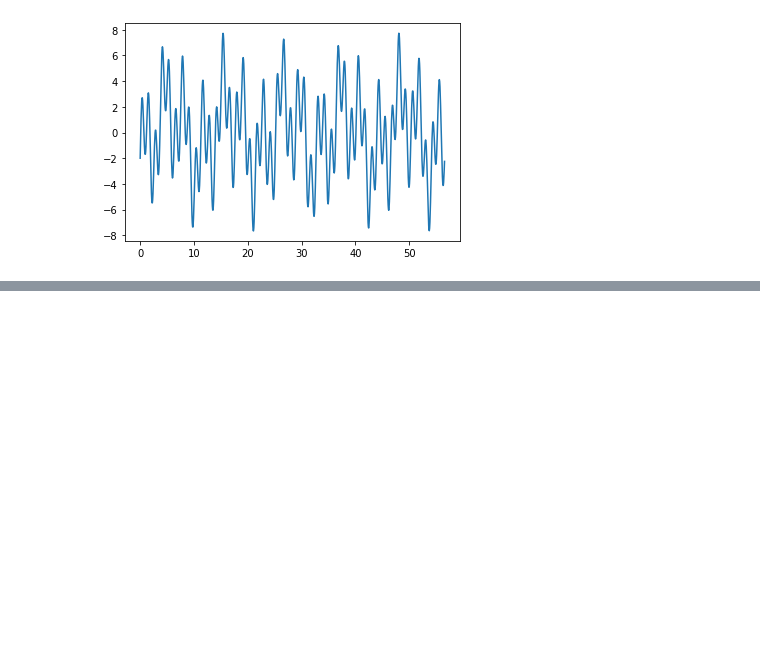
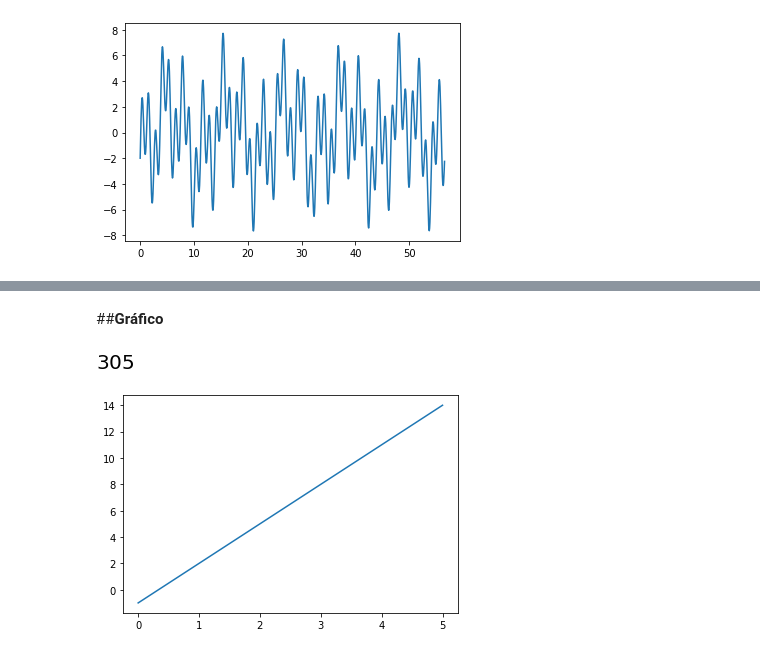
Before and after one commit to jmorand1/Se-ales, a Jupyter notebook: Taller1.ipynb, the cells around one changed output, grey strips where cells are left out. Saved outputs shown, nothing was run; the diff lists cells and outputs as text; code cells hidden in the pictures; blank space fills up the shorter version.

```diff
--- a/Taller1.ipynb
+++ b/Taller1.ipynb
@@ -197,0 +275,17 @@ $T_1 = \frac{\pi}{2}; T_2 = \frac{\pi}{25}; T_3 = \frac{\pi}{5}$
+# %% [markdown]
+##**Gráfico**
+# %%
+import sympy as sp
+from sympy import init_printing
+init_printing()
+t= sp.symbols('t', real = True)
+E= (sp.Abs(3*t-1))**2
+Ex = sp.integrate(E,(t,0,5))
+##gráfica
+tg = np.linspace(0,5,1000)
+x = 3*tg-1
+plt.plot(tg,x)
+Ex
+# %% [output]
+[figure, added]
+[figure, added]
```
Also changed, not shown: parts of 22 cells of this notebook.
